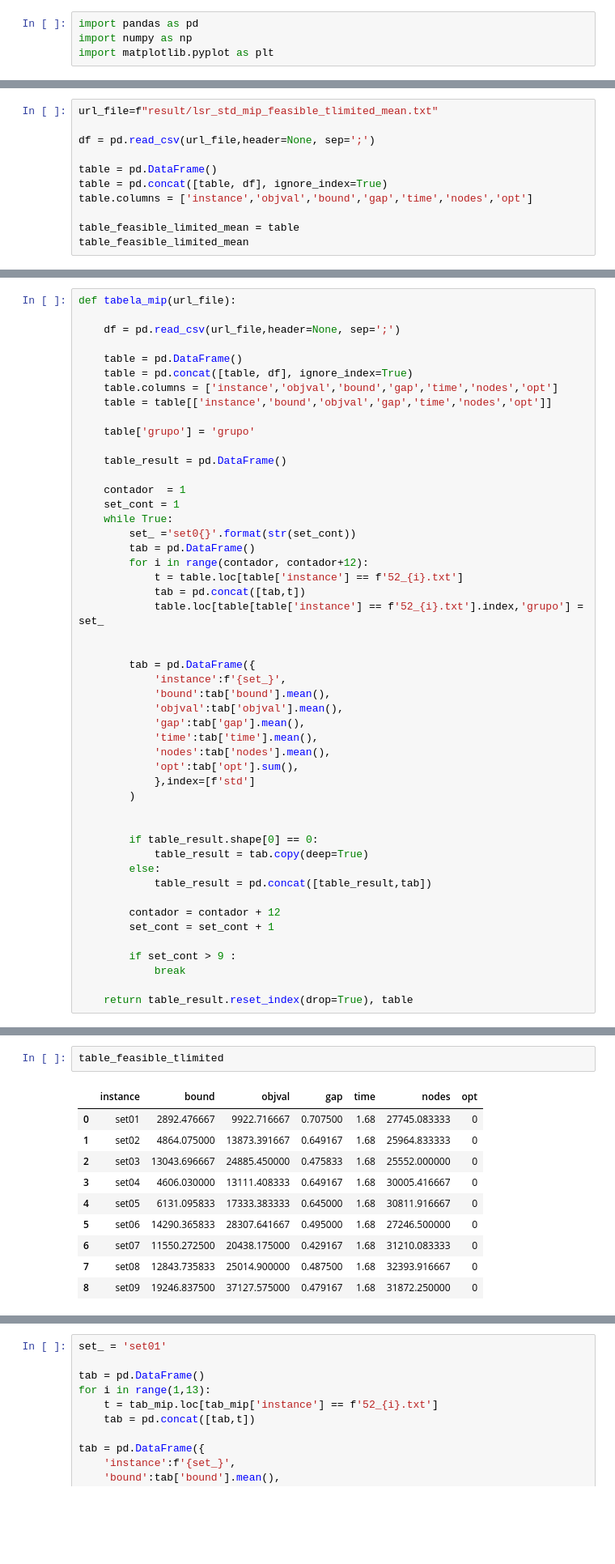
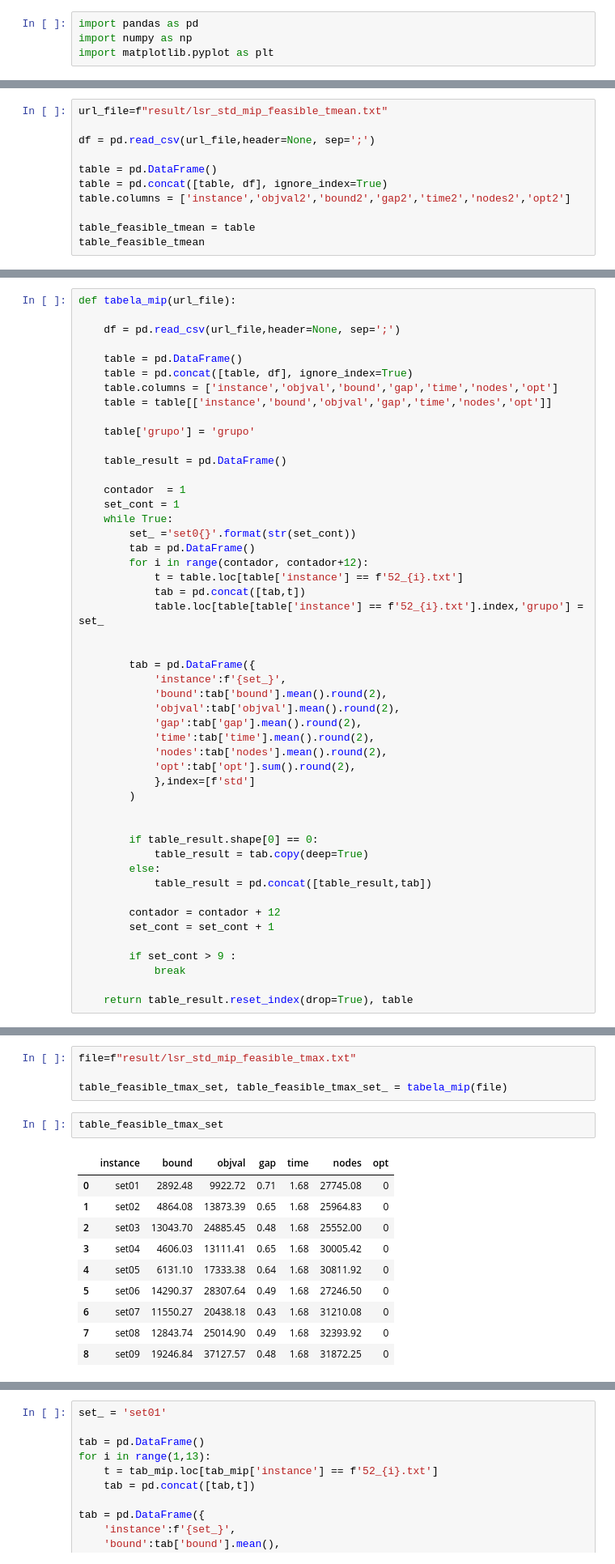
Before and after one commit to jesusossian/mmq_msc_andressa, a Jupyter notebook: src/lsr_std/lsr_std_feasible.ipynb, the cells around one changed output, grey strips where cells are left out. Shown at 81% size. Drawn from its saved outputs; the diff is of its cells as text; blank space fills up the shorter version.

```diff
--- a/src/lsr_std/lsr_std_feasible.ipynb
+++ b/src/lsr_std/lsr_std_feasible.ipynb
@@ -56,12 +178,12 @@ table_feasible_limited_max
 # %%
-url_file=f"result/lsr_std_mip_feasible_tlimited_mean.txt"
+url_file=f"result/lsr_std_mip_feasible_tmean.txt"
 
 df = pd.read_csv(url_file,header=None, sep=';')
 
 table = pd.DataFrame()
 table = pd.concat([table, df], ignore_index=True)
-table.columns = ['instance','objval','bound','gap','time','nodes','opt']
+table.columns = ['instance','objval2','bound2','gap2','time2','nodes2','opt2']
 
-table_feasible_limited_mean = table
-table_feasible_limited_mean
+table_feasible_tmean = table
+table_feasible_tmean
 # %% [output]
@@ -168,12 +288,12 @@ def tabela_mip(url_file):
 
         tab = pd.DataFrame({
             'instance':f'{set_}',
-            'bound':tab['bound'].mean(),
-            'objval':tab['objval'].mean(),
-            'gap':tab['gap'].mean(),
-            'time':tab['time'].mean(),
-            'nodes':tab['nodes'].mean(),
-            'opt':tab['opt'].sum(),
+            'bound':tab['bound'].mean().round(2),
+            'objval':tab['objval'].mean().round(2),
+            'gap':tab['gap'].mean().round(2),
+            'time':tab['time'].mean().round(2),
+            'nodes':tab['nodes'].mean().round(2),
+            'opt':tab['opt'].sum().round(2),
             },index=[f'std']
         )
 
@@ -262,13 +410,17 @@ table_first_feasible
+# %%
+file=f"result/lsr_std_mip_feasible_tmax.txt"
+
+table_feasible_tmax_set, table_feasible_tmax_set_ = tabela_mip(file)
 # %%
-table_feasible_tlimited
+table_feasible_tmax_set
 # %% [output]
 |  | instance | bound | objval | gap | time | nodes | opt |
-| 0 | set01 | 2892.476667 | 9922.716667 | 0.707500 | 1.68 | 27745.083333 | 0 |
-| 1 | set02 | 4864.075000 | 13873.391667 | 0.649167 | 1.68 | 25964.833333 | 0 |
-| 2 | set03 | 13043.696667 | 24885.450000 | 0.475833 | 1.68 | 25552.000000 | 0 |
-| 3 | set04 | 4606.030000 | 13111.408333 | 0.649167 | 1.68 | 30005.416667 | 0 |
-| 4 | set05 | 6131.095833 | 17333.383333 | 0.645000 | 1.68 | 30811.916667 | 0 |
-| 5 | set06 | 14290.365833 | 28307.641667 | 0.495000 | 1.68 | 27246.500000 | 0 |
-| 6 | set07 | 11550.272500 | 20438.175000 | 0.429167 | 1.68 | 31210.083333 | 0 |
-| 7 | set08 | 12843.735833 | 25014.900000 | 0.487500 | 1.68 | 32393.916667 | 0 |
-| 8 | set09 | 19246.837500 | 37127.575000 | 0.479167 | 1.68 | 31872.250000 | 0 |
+| 0 | set01 | 2892.48 | 9922.72 | 0.71 | 1.68 | 27745.08 | 0 |
+| 1 | set02 | 4864.08 | 13873.39 | 0.65 | 1.68 | 25964.83 | 0 |
+| 2 | set03 | 13043.70 | 24885.45 | 0.48 | 1.68 | 25552.00 | 0 |
+| 3 | set04 | 4606.03 | 13111.41 | 0.65 | 1.68 | 30005.42 | 0 |
+| 4 | set05 | 6131.10 | 17333.38 | 0.64 | 1.68 | 30811.92 | 0 |
+| 5 | set06 | 14290.37 | 28307.64 | 0.49 | 1.68 | 27246.50 | 0 |
+| 6 | set07 | 11550.27 | 20438.18 | 0.43 | 1.68 | 31210.08 | 0 |
+| 7 | set08 | 12843.74 | 25014.90 | 0.49 | 1.68 | 32393.92 | 0 |
+| 8 | set09 | 19246.84 | 37127.57 | 0.48 | 1.68 | 31872.25 | 0 |
```
Also changed, not shown: parts of 27 cells of this notebook, 4 other files.
